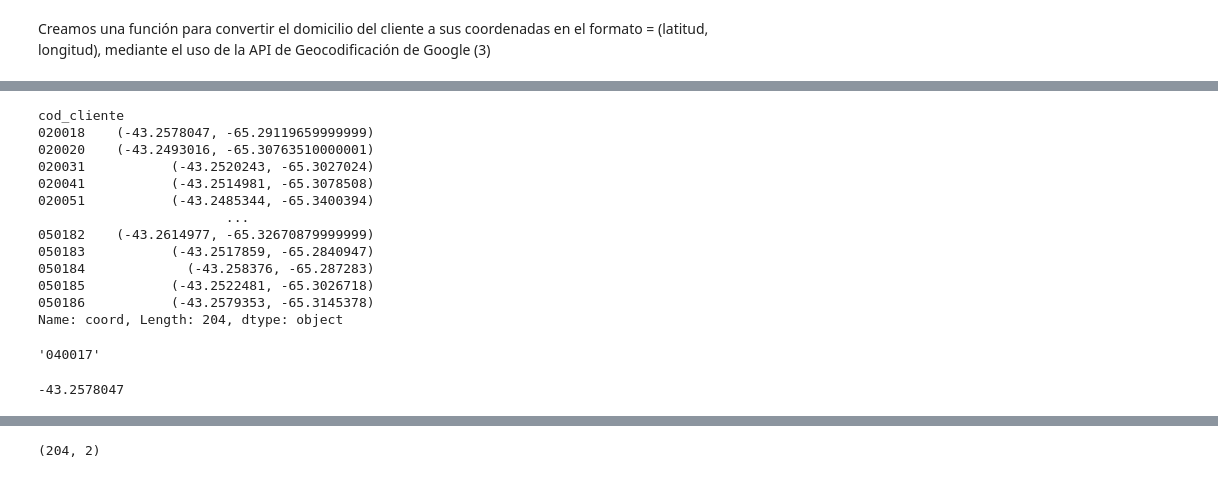
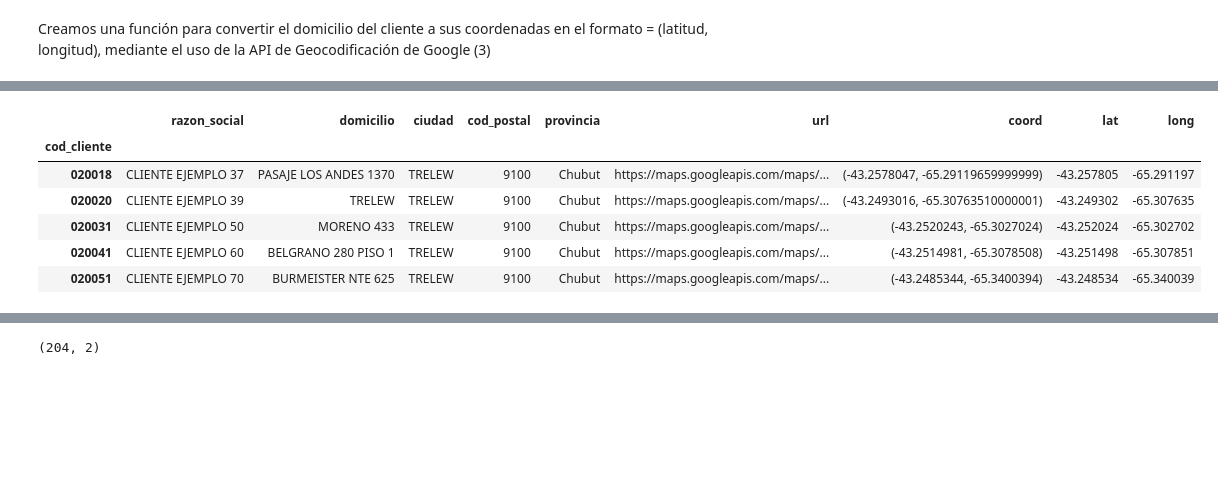
Before and after one commit to jltaglia/Scientific-Computing-with-Python-Projects, a Jupyter notebook: 7 - K-means/client_zoning.ipynb, the cells around one changed output, grey strips where cells are left out. Drawn from its saved outputs; the diff is of its cells as text; code cells hidden in the pictures; blank space fills up the shorter version.

```diff
--- a/7 - K-means/client_zoning.ipynb
+++ b/7 - K-means/client_zoning.ipynb
@@ -89,6 +97,3 @@ clientes.head()
 | 020031 | CLIENTE EJEMPLO 50 | MORENO 433 | TRELEW | 9100 | Chubut |
 | 020041 | CLIENTE EJEMPLO 60 | BELGRANO 280 PISO 1 | TRELEW | 9100 | Chubut |
 | 020051 | CLIENTE EJEMPLO 70 | BURMEISTER NTE 625 | TRELEW | 9100 | Chubut |
-# %%
-MY_API_KEY = os.environ.get('MY_API_KEY')
-print(MY_API_KEY)
@@ -187,25 +182,21 @@ clientes.head()
-# %%
-clientes['coord']
-# %% [output]
-cod_cliente
-020018    (-43.2578047, -65.29119659999999)
-020020    (-43.2493016, -65.30763510000001)
-020031           (-43.2520243, -65.3027024)
-020041           (-43.2514981, -65.3078508)
-020051           (-43.2485344, -65.3400394)
-                        ...
-050182    (-43.2614977, -65.32670879999999)
-050183           (-43.2517859, -65.2840947)
-050184             (-43.258376, -65.287283)
-050185           (-43.2522481, -65.3026718)
-050186           (-43.2579353, -65.3145378)
-Name: coord, Length: 204, dtype: object
-# %%
-clientes['coord'].index[21]
-# %% [output]
-'040017'
-# %%
-clientes['coord'][0][0]
-# %% [output]
--43.2578047
+# %%
+# clientes['coord'] = clientes.apply(lambda row: addr_to_coord(row['url']), axis=1)
+# clientes.head()
+
+# clientes['lat'] = clientes.apply(lambda row: addr_to_coord(row['url'])[0], axis=1)
+# clientes['long'] = clientes.apply(lambda row: addr_to_coord(row['url'])[1], axis=1)
+
+clientes['lat'], clientes['long']  = (clientes.apply(lambda row: addr_to_coord(row['url'])[0], axis=1),
+                                      clientes.apply(lambda row: addr_to_coord(row['url'])[1], axis=1))
+
+
+clientes.head()
+# %% [output]
+|  | razon_social | domicilio | ciudad | cod_postal | provincia | url | coord | lat | long |
+| cod_cliente |  |  |  |  |  |  |  |  |  |
+| 020018 | CLIENTE EJEMPLO 37 | PASAJE LOS ANDES 1370 | TRELEW | 9100 | Chubut | https://maps.googleapis.com/maps/... | (-43.2578047, -65.29119659999999) | -43.257805 | -65.291197 |
+| 020020 | CLIENTE EJEMPLO 39 | TRELEW | TRELEW | 9100 | Chubut | https://maps.googleapis.com/maps/... | (-43.2493016, -65.30763510000001) | -43.249302 | -65.307635 |
+| 020031 | CLIENTE EJEMPLO 50 | MORENO 433 | TRELEW | 9100 | Chubut | https://maps.googleapis.com/maps/... | (-43.2520243, -65.3027024) | -43.252024 | -65.302702 |
+| 020041 | CLIENTE EJEMPLO 60 | BELGRANO 280 PISO 1 | TRELEW | 9100 | Chubut | https://maps.googleapis.com/maps/... | (-43.2514981, -65.3078508) | -43.251498 | -65.307851 |
+| 020051 | CLIENTE EJEMPLO 70 | BURMEISTER NTE 625 | TRELEW | 9100 | Chubut | https://maps.googleapis.com/maps/... | (-43.2485344, -65.3400394) | -43.248534 | -65.340039 |
 # %%
```
Also changed, not shown: parts of 28 cells of this notebook, 5 other files.
